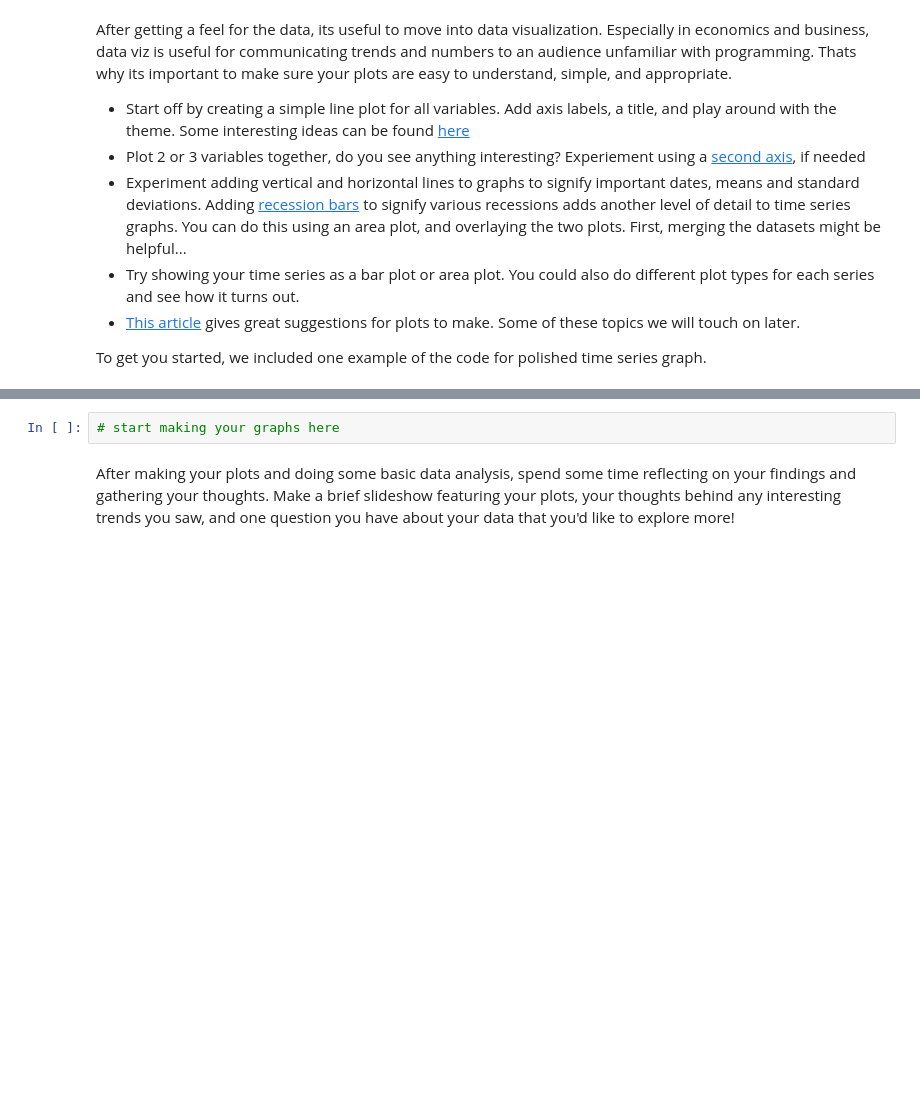
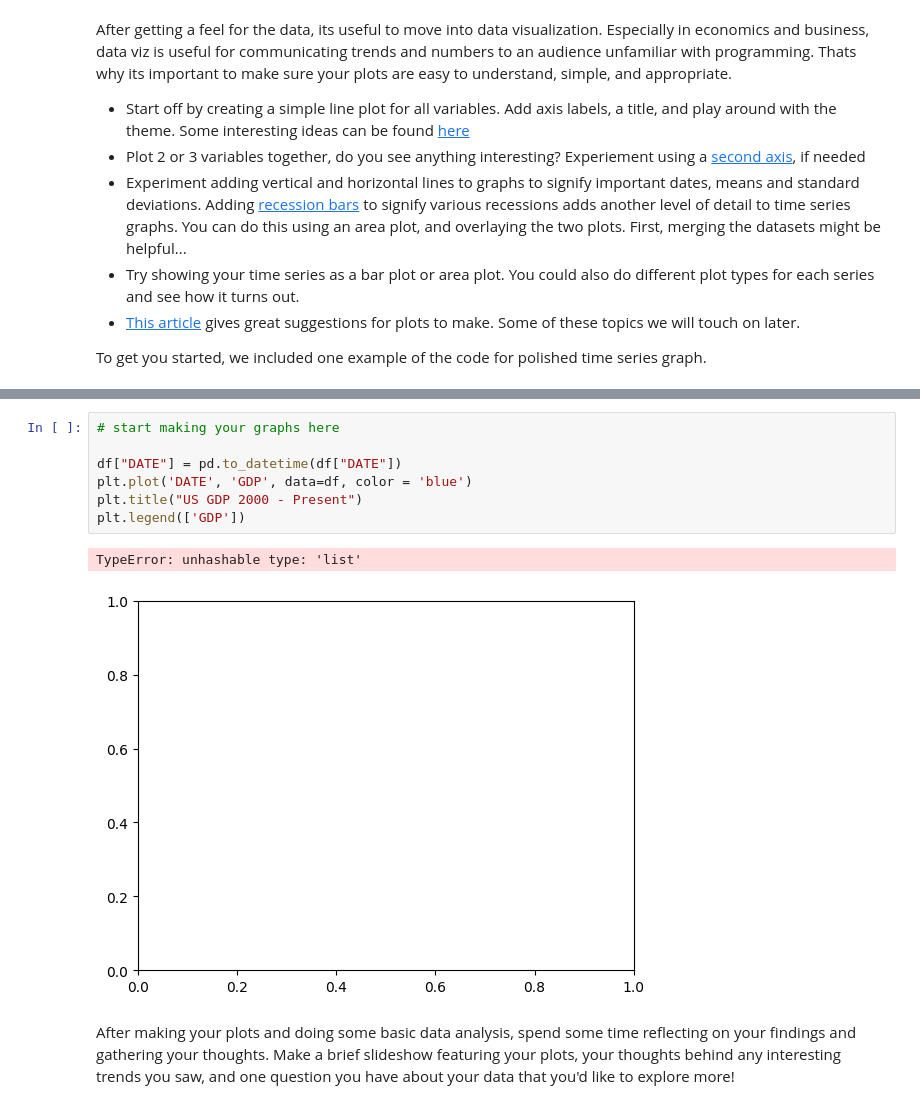
Before and after one commit to lucasrosenberg13/MDST-econ, a Jupyter notebook: Intro.ipynb, the cells around one changed output, grey strips where cells are left out. Cells and saved outputs as stored; diff of their text form; blank space fills up the shorter version.

```diff
--- a/Intro.ipynb
+++ b/Intro.ipynb
@@ -80,7 +95,15 @@ After getting a feel for the data, its useful to move into data visualization. E
 To get you started, we included one example of the code for polished time series graph.
 # %% [markdown]
 ![Screen Shot 2024-07-17 at 9.25.24 PM.png](embedded-picture-1)
-# %%
-# start making your graphs here
+# %%
+# start making your graphs here
+
+df["DATE"] = pd.to_datetime(df["DATE"])
+plt.plot('DATE', 'GDP', data=df, color = 'blue')
+plt.title("US GDP 2000 - Present")
+plt.legend(['GDP'])
+# %% [output]
+TypeError: unhashable type: 'list'
+[figure, added]
 # %% [markdown]
 After making your plots and doing some basic data analysis, spend some time reflecting on your findings and gathering your thoughts. Make a brief slideshow featuring your plots, your thoughts behind any interesting trends you saw, and one question you have about your data that you'd like to explore more!
```
Also changed, not shown: parts of 3 cells of this notebook.
